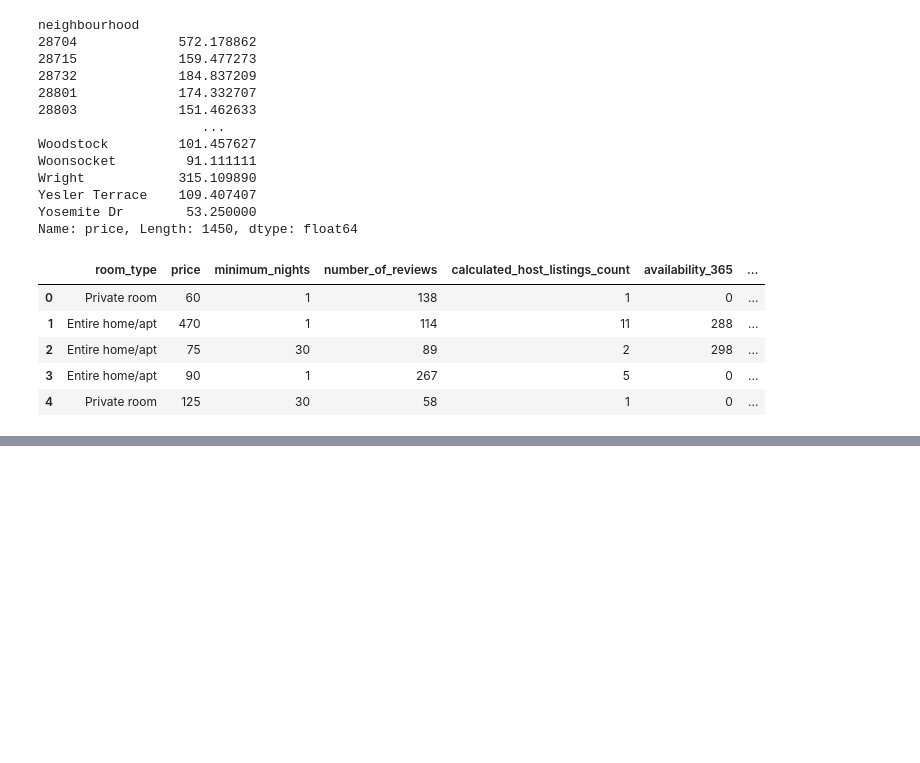
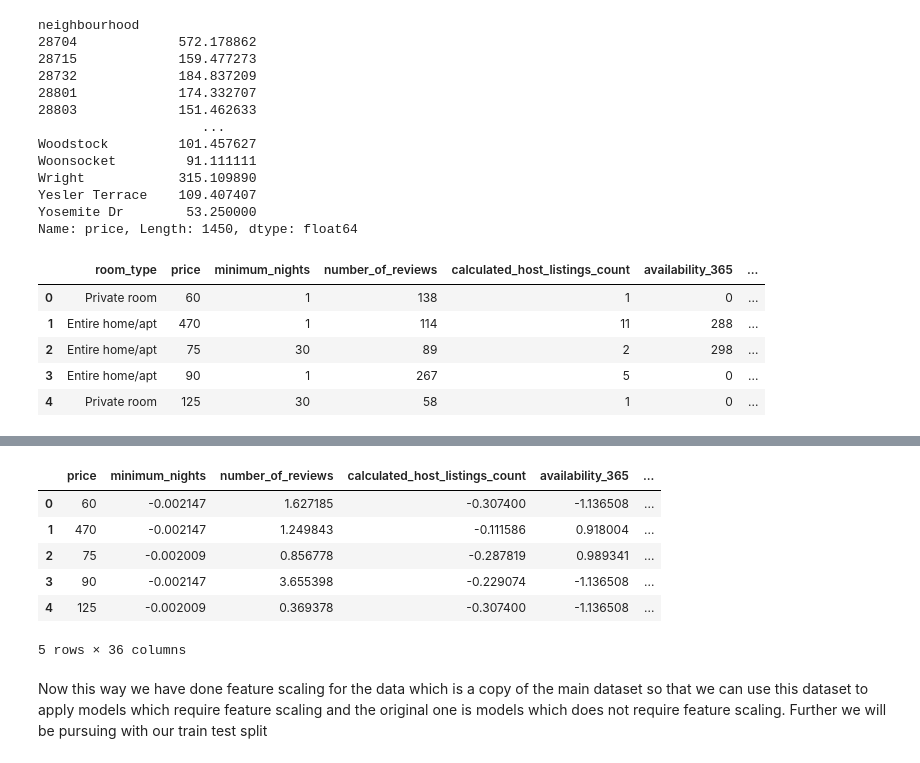
Before and after one commit to AryanSharma1017/Dynamic-Pricing-System, a Jupyter notebook: model.ipynb, the cells around one changed output, grey strips where cells are left out. Cells and saved outputs as stored; diff of their text form; code cells hidden in the pictures; blank space fills up the shorter version.

```diff
--- a/model.ipynb
+++ b/model.ipynb
@@ -288,0 +324,12 @@ Dataset.head()
+# %%
+Dataset_encoded.head()
+# %% [output]
+|  | price | minimum_nights | number_of_reviews | calculated_host_listings_count | availability_365 | ... |
+| 0 | 60 | -0.002147 | 1.627185 | -0.307400 | -1.136508 | ... |
+| 1 | 470 | -0.002147 | 1.249843 | -0.111586 | 0.918004 | ... |
+| 2 | 75 | -0.002009 | 0.856778 | -0.287819 | 0.989341 | ... |
+| 3 | 90 | -0.002147 | 3.655398 | -0.229074 | -1.136508 | ... |
+| 4 | 125 | -0.002009 | 0.369378 | -0.307400 | -1.136508 | ... |
+5 rows × 36 columns
+# %% [markdown]
+Now this way we have done feature scaling for the data which is a copy of the main dataset so that we can use this dataset to apply models which require feature scaling and the original one is models which does not require feature scaling. Further we will be pursuing with our train test split
```
Also changed, not shown: parts of 10 cells of this notebook.
